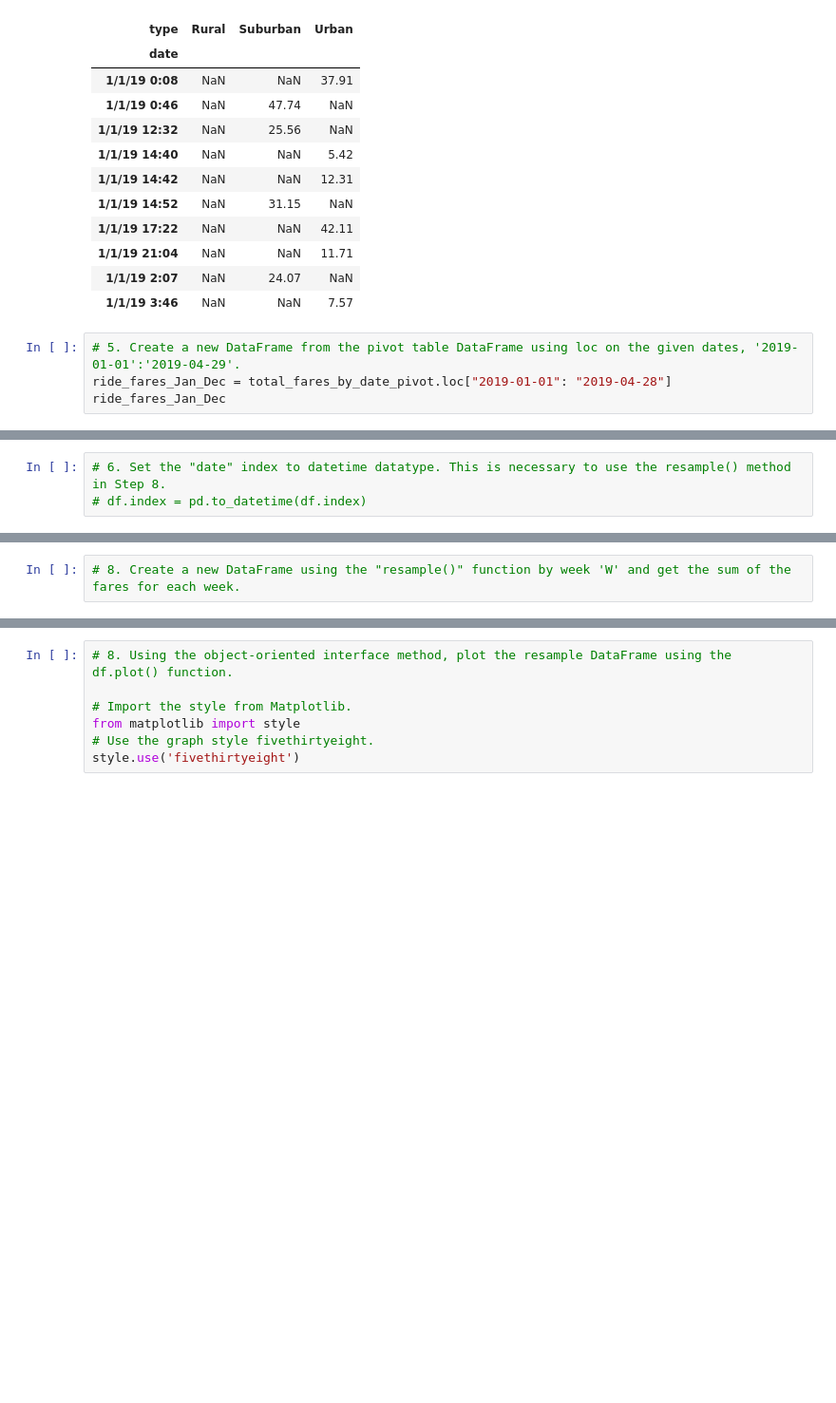
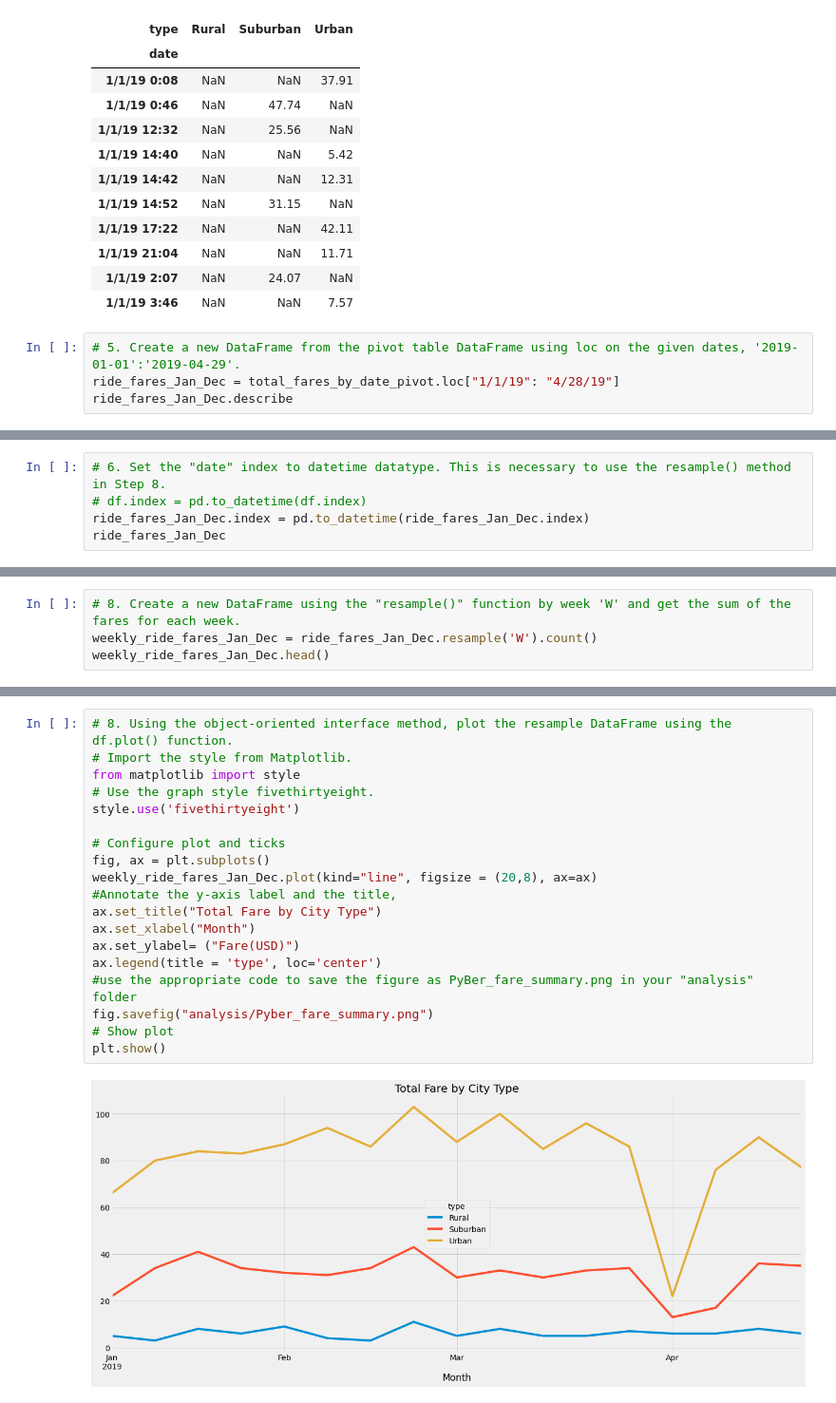
Before and after one commit to Fkourouma1/PyBer_Analysis, a Jupyter notebook: PyBer_Challenge.ipynb, the cells around one changed output, grey strips where cells are left out. Shown: that part at 95% size. Drawn from its saved outputs; the diff is of its cells as text; blank space fills up the shorter version.

```diff
--- a/PyBer_Challenge.ipynb
+++ b/PyBer_Challenge.ipynb
@@ -187,6 +187,6 @@ total_fares_by_date_pivot.head(10)
 | 1/1/19 3:46 | NaN | NaN | 7.57 |
 # %%
 # 5. Create a new DataFrame from the pivot table DataFrame using loc on the given dates, '2019-01-01':'2019-04-29'.
-ride_fares_Jan_Dec = total_fares_by_date_pivot.loc["2019-01-01": "2019-04-28"]
-ride_fares_Jan_Dec
+ride_fares_Jan_Dec = total_fares_by_date_pivot.loc["1/1/19": "4/28/19"]
+ride_fares_Jan_Dec.describe
 # %% [output]
@@ -195,3 +208,5 @@ ride_fares_Jan_Dec
 # %%
 # 6. Set the "date" index to datetime datatype. This is necessary to use the resample() method in Step 8.
 # df.index = pd.to_datetime(df.index)
+ride_fares_Jan_Dec.index = pd.to_datetime(ride_fares_Jan_Dec.index)
+ride_fares_Jan_Dec
@@ -200,2 +260,4 @@ ride_fares_Jan_Dec
 # %%
 # 8. Create a new DataFrame using the "resample()" function by week 'W' and get the sum of the fares for each week.
+weekly_ride_fares_Jan_Dec = ride_fares_Jan_Dec.resample('W').count()
+weekly_ride_fares_Jan_Dec.head()
@@ -202,7 +272,21 @@ ride_fares_Jan_Dec
 # %%
 # 8. Using the object-oriented interface method, plot the resample DataFrame using the df.plot() function.
-
 # Import the style from Matplotlib.
 from matplotlib import style
 # Use the graph style fivethirtyeight.
 style.use('fivethirtyeight')
+
+# Configure plot and ticks
+fig, ax = plt.subplots()
+weekly_ride_fares_Jan_Dec.plot(kind="line", figsize = (20,8), ax=ax)
+#Annotate the y-axis label and the title,
+ax.set_title("Total Fare by City Type")
+ax.set_xlabel("Month")
+ax.set_ylabel= ("Fare(USD)")
+ax.legend(title = 'type', loc='center')
+#use the appropriate code to save the figure as PyBer_fare_summary.png in your "analysis" folder
+fig.savefig("analysis/Pyber_fare_summary.png")
+# Show plot
+plt.show()
+# %% [output]
+[figure, added]
```
Also changed, not shown: parts of 5 cells of this notebook.
